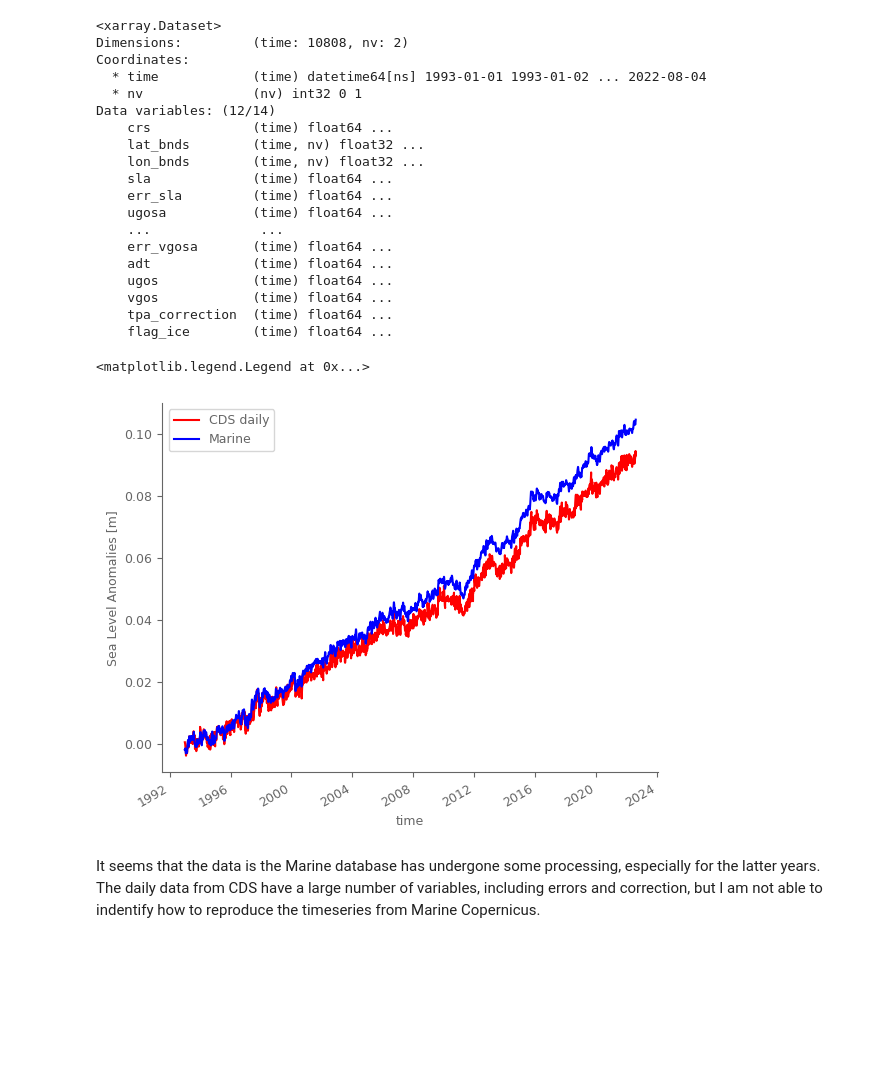
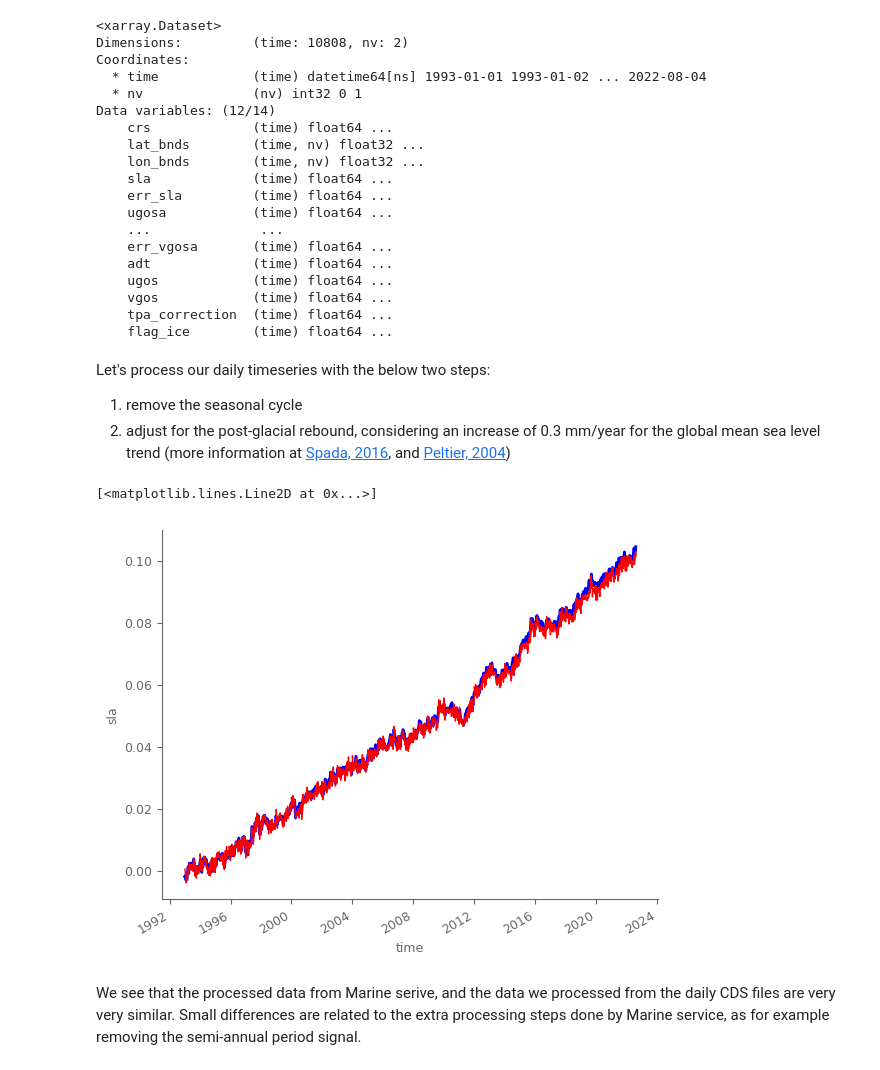
Before and after one commit to ECMWFCode4Earth/sketchbook-earth, a Jupyter notebook: tutorials/04_sea_level/04_sea_level.ipynb, the cells around one changed output. Drawn from its saved outputs; the diff is of its cells as text; code cells hidden in the pictures; blank space fills up the shorter version.

Commit message:
Add post-glacial rebound

```diff
--- a/tutorials/04_sea_level/04_sea_level.ipynb
+++ b/tutorials/04_sea_level/04_sea_level.ipynb
@@ -771,14 +773,30 @@ Data variables: (12/14)
     vgos            (time) float64 ...
     tpa_correction  (time) float64 ...
     flag_ice        (time) float64 ...
-# %%
-global_ts_daily_processed = global_ts_daily['sla'].groupby('time.month') - global_ts_daily['sla'].groupby('time.month').mean()
-global_ts_daily_processed = global_ts_daily_processed+ global_ts_daily['sla'].mean()
-global_ts_daily_processed.plot(color='red', label='CDS daily')
-marine_sla_timeseries['sla'].plot(color='blue', label='Marine')
-plt.legend()
-# %% [output]
-<matplotlib.legend.Legend at 0x...>
-[figure, removed]
-# %% [markdown]
-It seems that the data is the Marine database has undergone some processing, especially for the latter years. The daily data from CDS have a large number of variables, including errors and correction, but I am not able to indentify how to reproduce the timeseries from Marine Copernicus.
+# %% [markdown]
+Let's process our daily timeseries with the below two steps:
+1. remove the seasonal cycle
+2. adjust for the post-glacial rebound, considering an increase of 0.3 mm/year for the global mean sea level trend (more information at [Spada, 2016](https://link.springer.com/article/10.1007/s10712-016-9379-x), and [Peltier, 2004](https://www.annualreviews.org/doi/10.1146/annurev.earth.32.082503.144359))
+# %%
+# step 1: remove seasonal cycle
+global_ts_daily_processed = global_ts_daily['sla'].groupby('time.month') - global_ts_daily['sla'].groupby('time.month').mean() # remove monthly climatology
+global_ts_daily_processed = global_ts_daily_processed + global_ts_daily['sla'].mean() # add the mean state, so that we don't have anomalies, as in the previous line
+
+
+# step 2: adjust for the post-glacial rebound
+post_glacial_rebound = global_ts_daily_processed.resample(time='Y').mean()*0 # new dataframe of yearly resolution filled with 0 everywhere
+post_glacial_rebound += (np.arange(len(post_glacial_rebound))*0.3)/1000 # add 0.3 mm/year trend, but use m as umits
+post_glacial_rebound = post_glacial_rebound.resample(time='d').mean().interpolate_na(dim='time', method='linear') # convert back to daily and proportioanlly split the yearly trend
+post_glacial_rebound = post_glacial_rebound.isel(time=range(1, len(post_glacial_rebound.time))) # don't use the first day (last day of 1993, because it will be added at the next step)
+post_glacial_rebound = xr.concat([global_ts_daily_processed.sel(time='1993').drop('month')*0, post_glacial_rebound], dim='time') # add all days of the first year; this year has no adjustment
+
+# # final processed timeseries
+global_ts_daily_final = global_ts_daily_processed + post_glacial_rebound
+# %%
+marine_sla_timeseries['sla'].plot(color='blue', label='Marine', linewidth=2)
+global_ts_daily_final.plot(color='red', label='CDS daily', linewidth=1)
+# %% [output]
+[<matplotlib.lines.Line2D at 0x...>]
+[figure, added]
+# %% [markdown]
+We see that the processed data from Marine serive, and the data we processed from the daily CDS files are very very similar. Small differences are related to the extra processing steps done by Marine service, as for example removing the semi-annual period signal.
```
Also changed, not shown: parts of 8 cells of this notebook.
